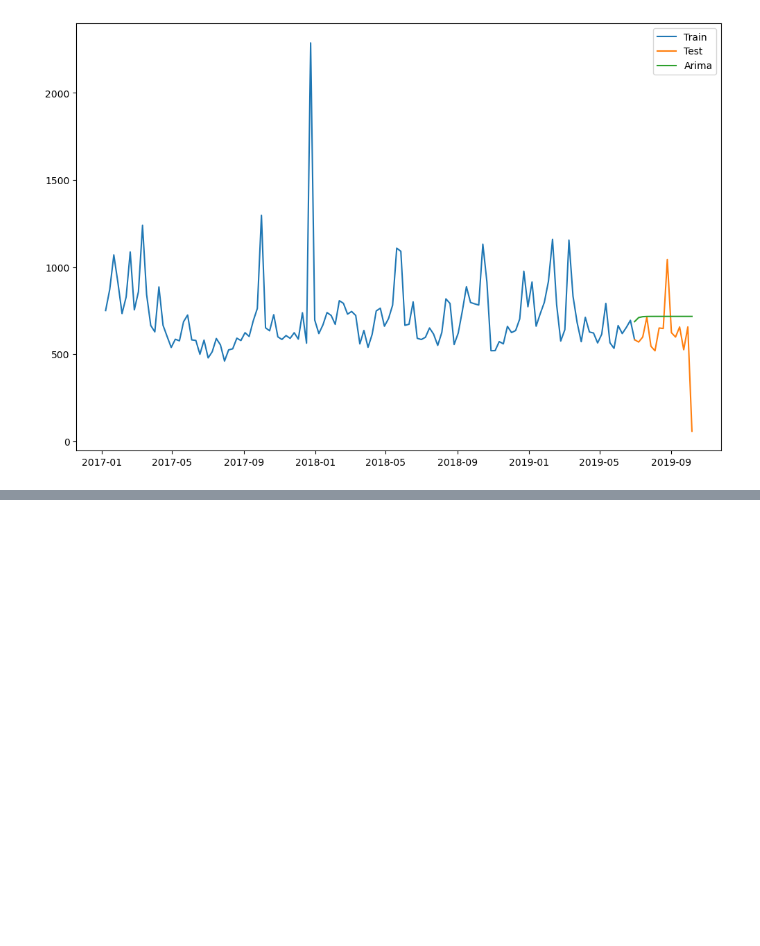
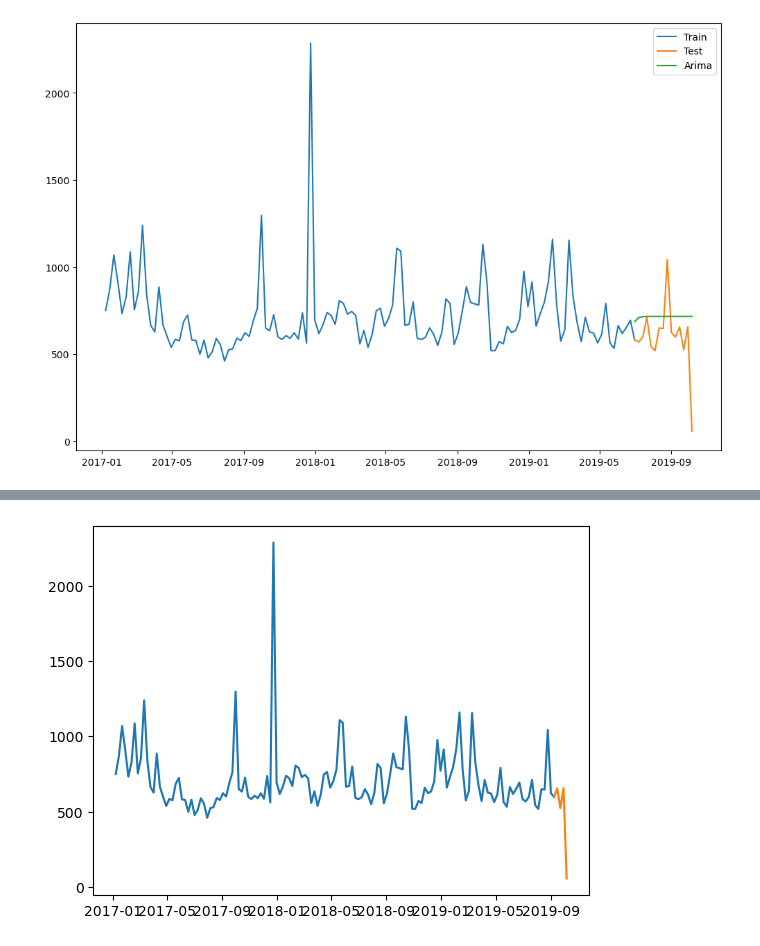
Before and after one commit to TIVEAA/Project_II, a Jupyter notebook: Project_II.ipynb, the cells around one changed output, grey strips where cells are left out. Saved outputs shown, nothing was run; the diff lists cells and outputs as text; code cells hidden in the pictures; blank space fills up the shorter version.

Commit message:
Changing train and test set size

```diff
--- a/Project_II.ipynb
+++ b/Project_II.ipynb
@@ -235,3 +236,8 @@ plt.legend(loc='best')
 plt.show()
 # %% [output]
 [figure]
+# %%
+# Subsetting the dataset: 1 month for test
+train = sales_grouped_v2['2017-01-08' :'2019-09-08']
+test = sales_grouped_v2['2019-09-08' :'2019-10-06']
+test
@@ -237,0 +259,6 @@ plt.show()
+# %%
+plt.plot(train[train["store_id"] == "S0002"].loc[:,"sales"], label = "Train")
+plt.plot(test[test["store_id"] == "S0002"].loc[:,"sales"],label = "Test")
+plt.show()
+# %% [output]
+[figure, added]
```
Also changed, not shown: parts of 9 cells of this notebook.
